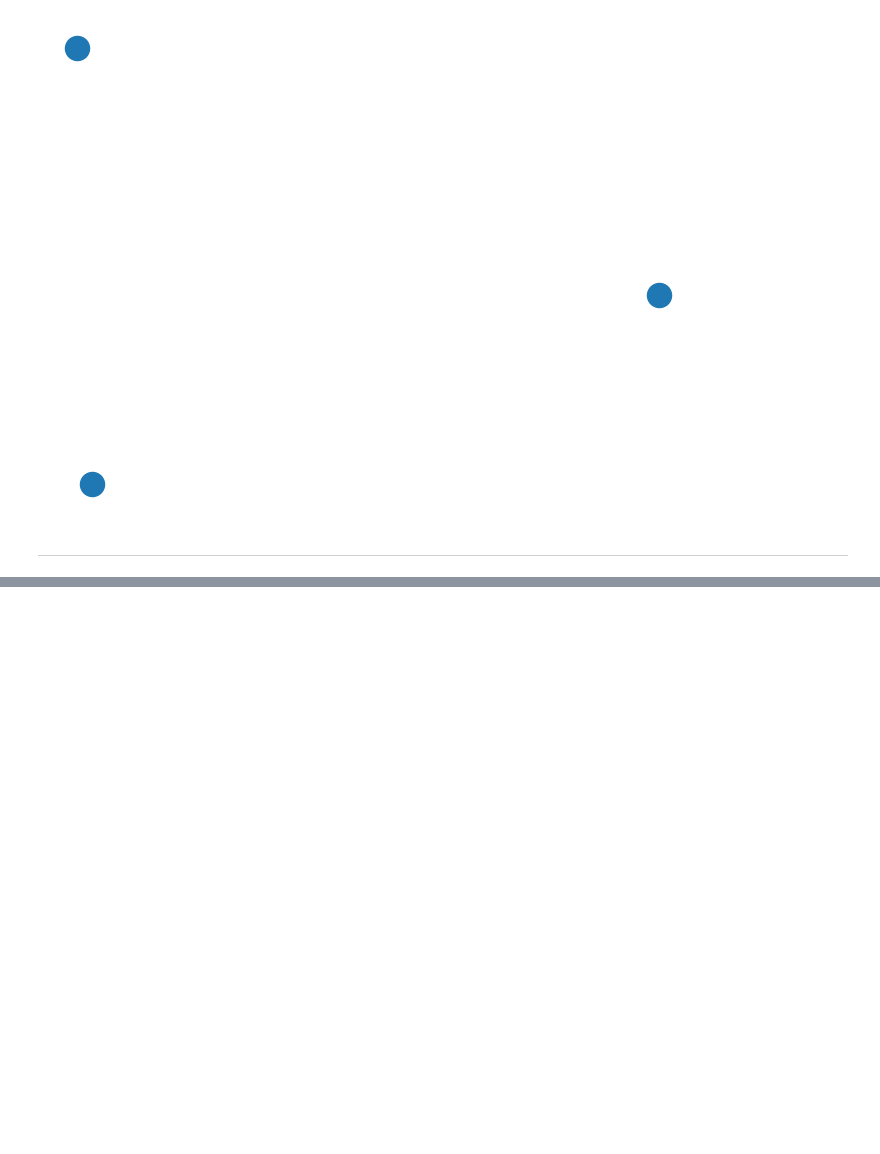
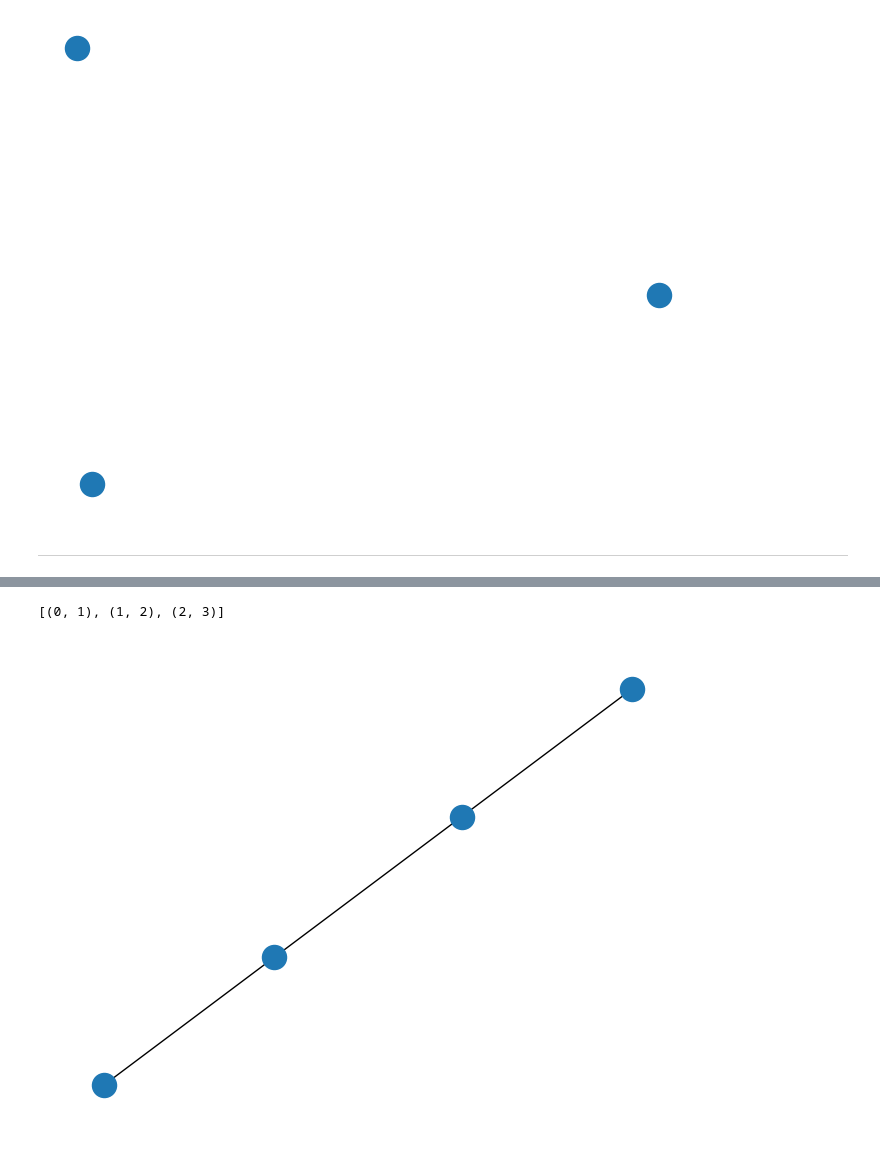
Before and after one commit to atseewal/NetworkX-Tutorial, a Jupyter notebook: NetworkX-Tutorial.ipynb, the cells around one changed output, grey strips where cells are left out. Cells and saved outputs as stored; diff of their text form; code cells hidden in the pictures; blank space fills up the shorter version.

```diff
--- a/NetworkX-Tutorial.ipynb
+++ b/NetworkX-Tutorial.ipynb
@@ -184,0 +197,8 @@ nx.draw(G)
+# %%
+edgelist = [(0, 1), (1, 2), (2, 3)]
+H = nx.Graph(edgelist) # Create a graph from an edge list
+print(list(H.edges()))
+nx.draw(H)
+# %% [output]
+[(0, 1), (1, 2), (2, 3)]
+[figure, added]
```
Also changed, not shown: parts of 4 cells of this notebook.
